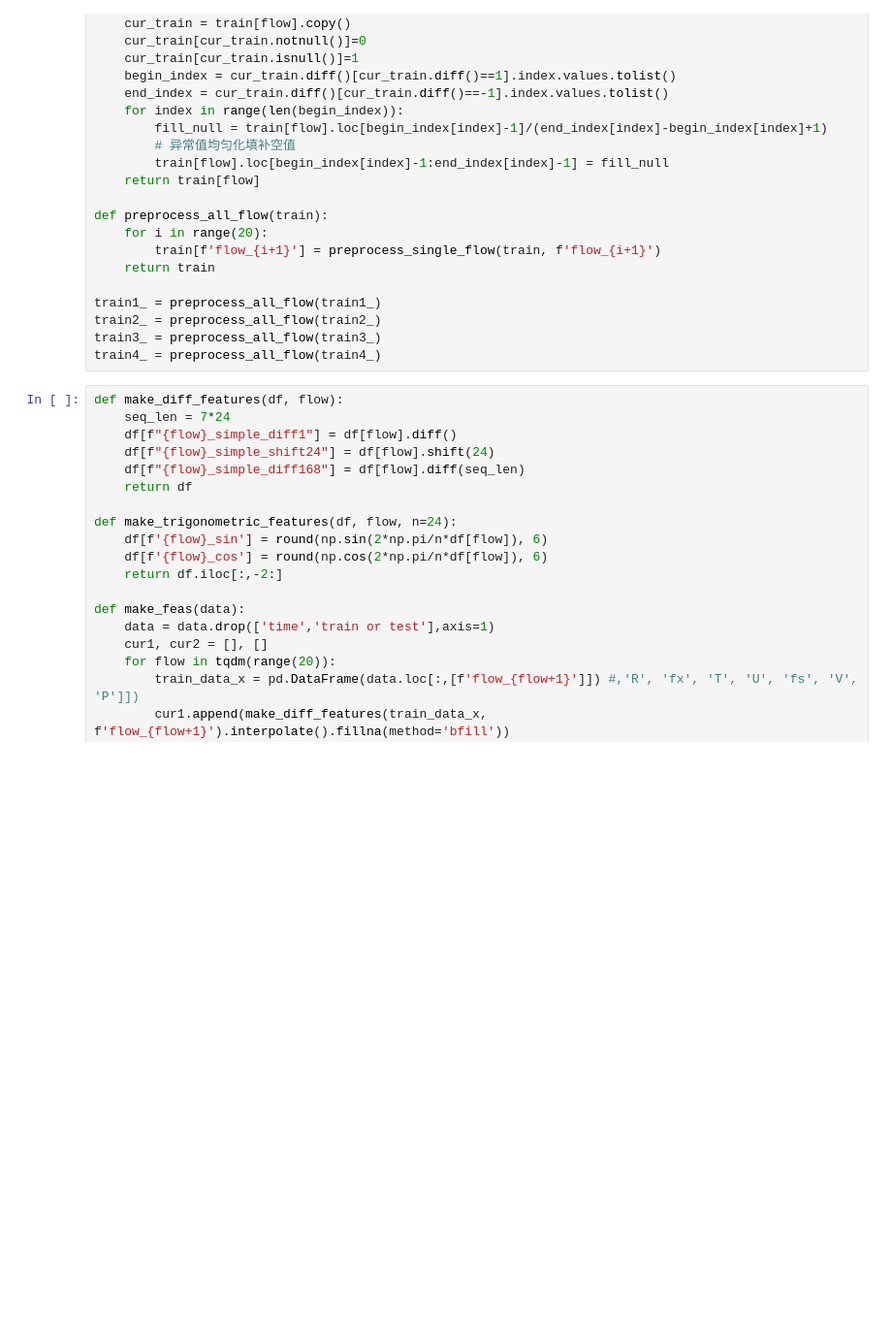
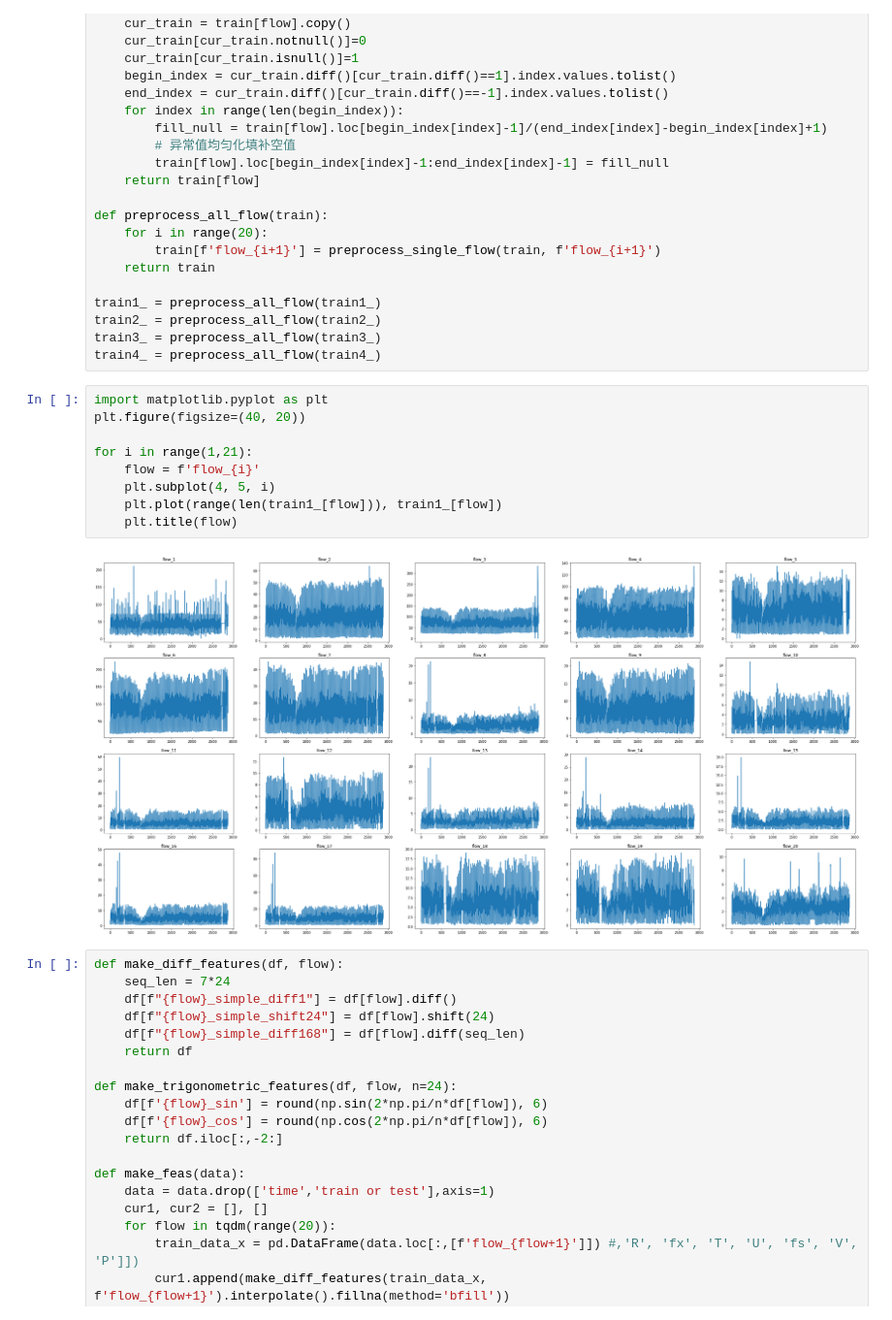
Before and after one commit to eafn/dsci-6000p, a Jupyter notebook: baseline.ipynb, the cells around one changed output. Shown at 97% size. Drawn from its saved outputs; the diff is of its cells as text; blank space fills up the shorter version.

```diff
--- a/baseline.ipynb
+++ b/baseline.ipynb
@@ -84,6 +84,17 @@ train1_ = preprocess_all_flow(train1_)
 train2_ = preprocess_all_flow(train2_)
 train3_ = preprocess_all_flow(train3_)
 train4_ = preprocess_all_flow(train4_)
+# %%
+import matplotlib.pyplot as plt
+plt.figure(figsize=(40, 20))
+
+for i in range(1,21):
+    flow = f'flow_{i}'
+    plt.subplot(4, 5, i)
+    plt.plot(range(len(train1_[flow])), train1_[flow])
+    plt.title(flow)
+# %% [output]
+[figure, added]
 # %%
 def make_diff_features(df, flow):
     seq_len = 7*24
```
Also changed, not shown: parts of 5 cells of this notebook, 1 other file.
